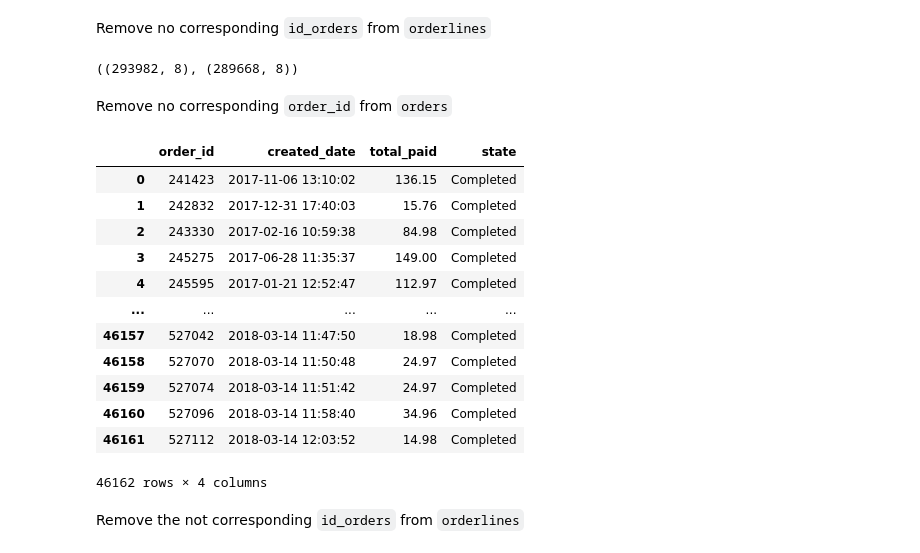
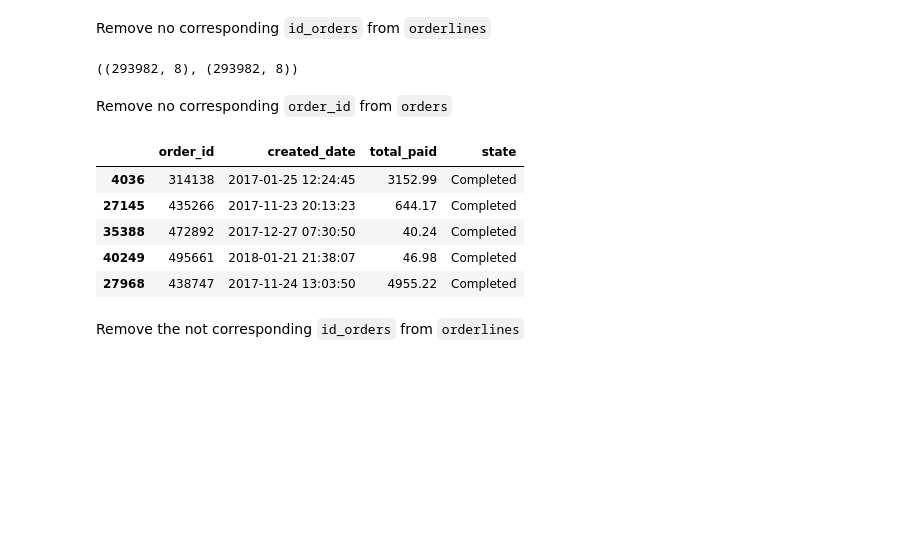
Before and after one commit to FindWhatYou/Pandas_Exercises, a Jupyter notebook: 7_data_cleaning.ipynb, the cells around one changed output. Saved outputs shown, nothing was run; the diff lists cells and outputs as text; code cells hidden in the pictures; blank space fills up the shorter version.

```diff
--- a/7_data_cleaning.ipynb
+++ b/7_data_cleaning.ipynb
@@ -817,6 +821,6 @@ orderlines_2sp
 # %%
 #Drop columns
-orderlines_2sp = orderlines_2sp.drop(['unit_price'], axis=1).dropna().copy()
-orderlines_2sp
+#orderlines_2sp = orderlines_2sp.drop(['unit_price'], axis=1).dropna().copy()
+orderlines_2sp.sample(5)
 # %% [output]
 |  | id | id_order | product_id | product_quantity | sku | date | cl_unit_price | sum_price |
@@ -890,7 +891,7 @@ orders_2sp_comp.sample(1)
 # %%
 orderlines_in_prod = orderlines_2sp.merge(
     products_3sp,
-    how = "left",
+    how = "inner",
     left_on = 'sku',
     right_on = 'sku'
 )
@@ -939,30 +935,28 @@ orderlines_3sp = orderlines_2sp.set_index("id_order").drop(drop_ids, axis=0).res
 # %%
 orderlines_2sp.shape, orderlines_3sp.shape
 # %% [output]
-((293982, 8), (289668, 8))
+((293982, 8), (293982, 8))
 # %% [markdown]
 Remove no corresponding `order_id` from `orders`
 # %%
 # Convert drop_ids to a set for faster membership checking
 drop_ids_set = set(drop_ids)
 
 # Filter rows with existing index values
-orders_3sp_comp = orders_2sp_comp.set_index("order_id").loc[lambda x: x.index.isin(drop_ids_set) == False].reset_index()
-orders_3sp_comp
+orders_3sp_comp = (
+                   orders_2sp_comp
+                   .set_index("order_id")
+                   .loc[lambda x: x.index.isin(drop_ids_set) == False]
+                   .reset_index()
+                   )
+orders_3sp_comp.sample(5)
 # %% [output]
 |  | order_id | created_date | total_paid | state |
-| 0 | 241423 | 2017-11-06 13:10:02 | 136.15 | Completed |
-| 1 | 242832 | 2017-12-31 17:40:03 | 15.76 | Completed |
-| 2 | 243330 | 2017-02-16 10:59:38 | 84.98 | Completed |
-| 3 | 245275 | 2017-06-28 11:35:37 | 149.00 | Completed |
-| 4 | 245595 | 2017-01-21 12:52:47 | 112.97 | Completed |
-| ... | ... | ... | ... | ... |
-| 46157 | 527042 | 2018-03-14 11:47:50 | 18.98 | Completed |
-| 46158 | 527070 | 2018-03-14 11:50:48 | 24.97 | Completed |
-| 46159 | 527074 | 2018-03-14 11:51:42 | 24.97 | Completed |
-| 46160 | 527096 | 2018-03-14 11:58:40 | 34.96 | Completed |
-| 46161 | 527112 | 2018-03-14 12:03:52 | 14.98 | Completed |
+| 4036 | 314138 | 2017-01-25 12:24:45 | 3152.99 | Completed |
+| 27145 | 435266 | 2017-11-23 20:13:23 | 644.17 | Completed |
+| 35388 | 472892 | 2017-12-27 07:30:50 | 40.24 | Completed |
+| 40249 | 495661 | 2018-01-21 21:38:07 | 46.98 | Completed |
+| 27968 | 438747 | 2017-11-24 13:03:50 | 4955.22 | Completed |
-46162 rows × 4 columns
 # %% [markdown]
 Remove the not corresponding `id_orders` from `orderlines`
 # %%
```
Also changed, not shown: parts of 22 cells of this notebook.
